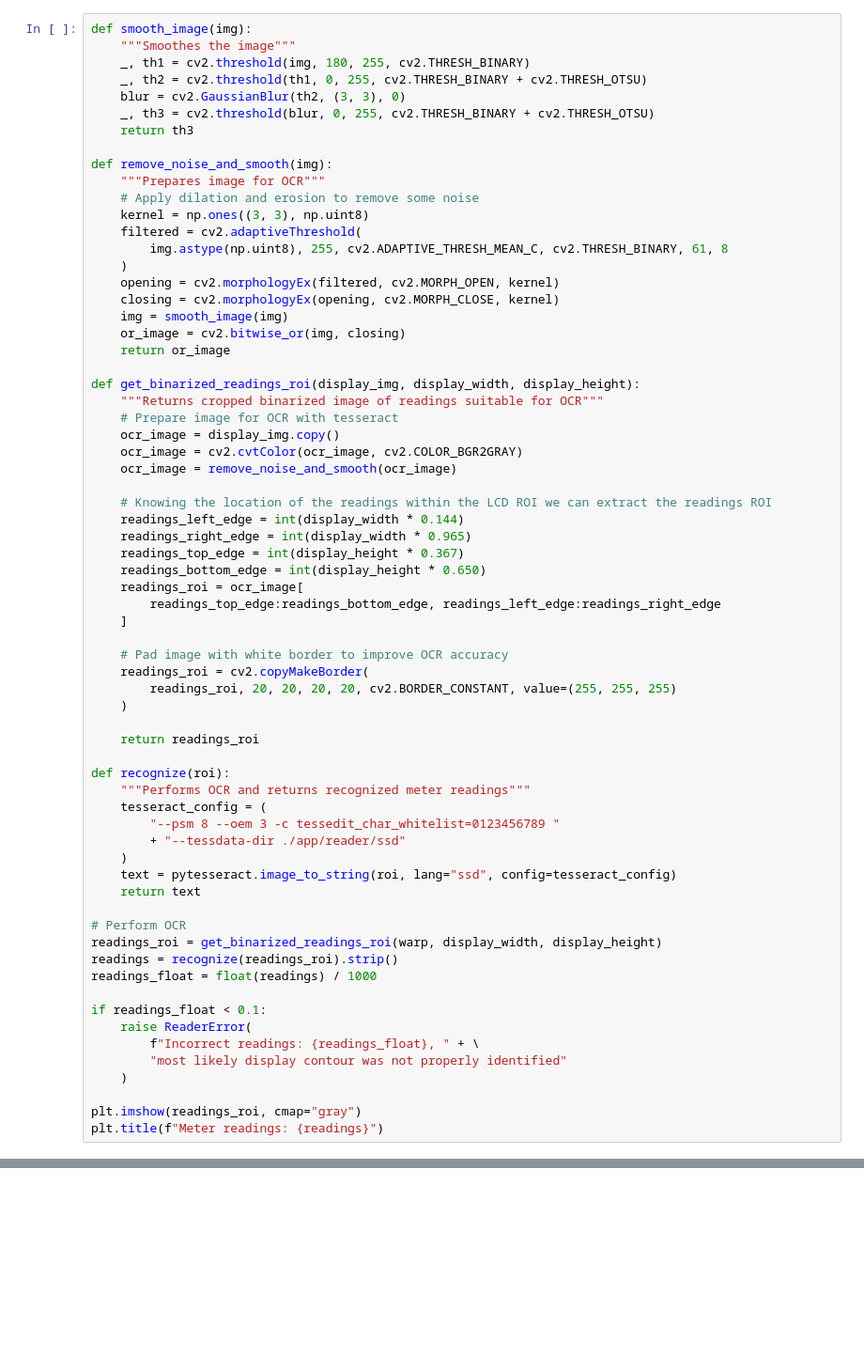
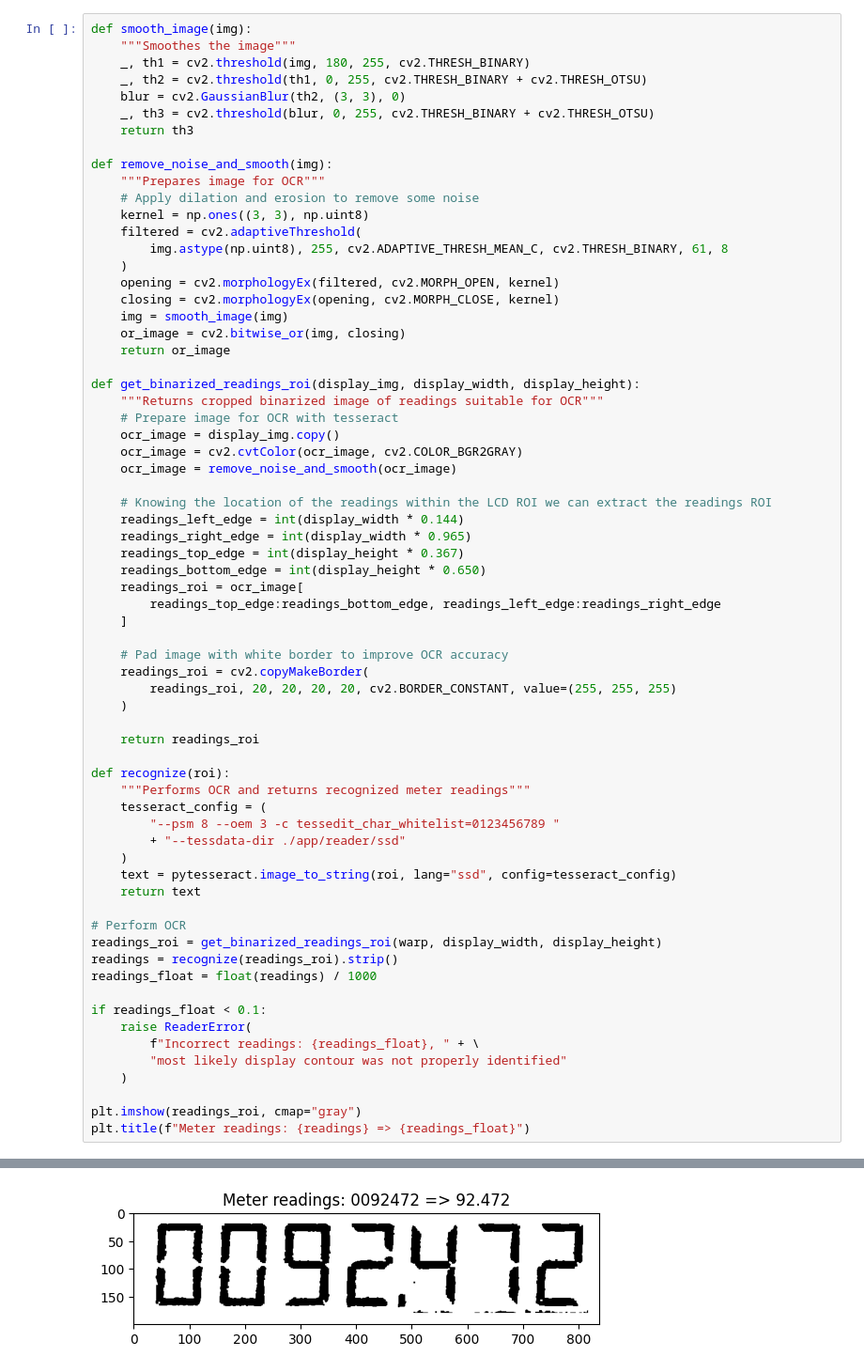
Before and after one commit to x-cray/ocr-consumed-energy-logger, a Jupyter notebook: ocr-notebook.ipynb, the cells around one changed output, grey strips where cells are left out. Shown at 94% size. Drawn from its saved outputs; the diff is of its cells as text; blank space fills up the shorter version.

```diff
--- a/ocr-notebook.ipynb
+++ b/ocr-notebook.ipynb
@@ -280,5 +281,5 @@ if readings_float < 0.1:
     )
 
 plt.imshow(readings_roi, cmap="gray")
-plt.title(f"Meter readings: {readings}")
+plt.title(f"Meter readings: {readings} => {readings_float}")
 # %% [output]
@@ -285,0 +287 @@ ReaderError: Incorrect readings: 0.004,             most likely display contour
+[figure, added]
```
Also changed, not shown: parts of 5 cells of this notebook, 3 other files.
